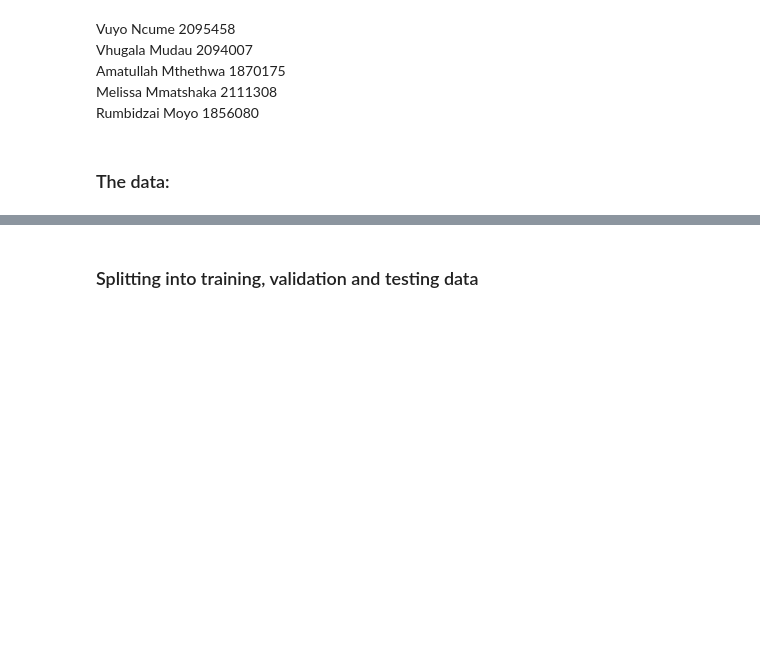
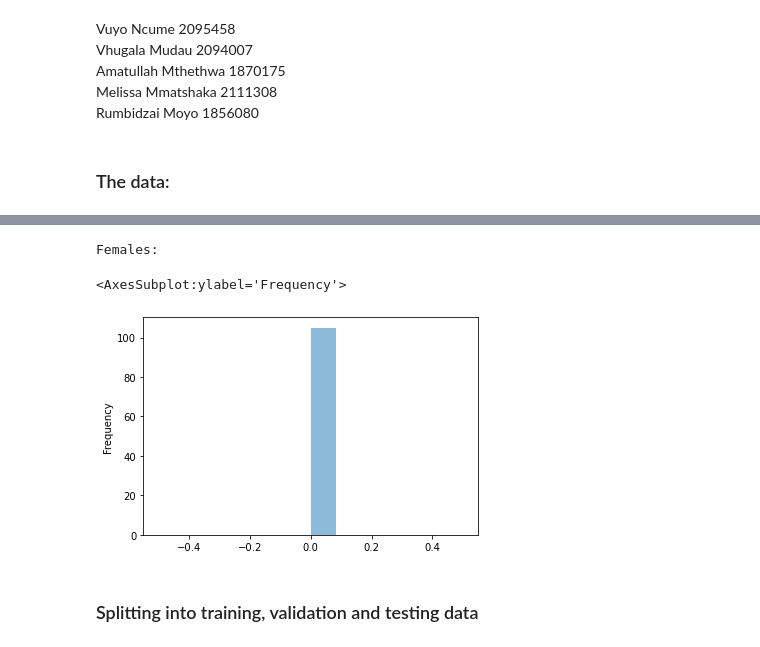
Before and after one commit to Artificial-Intelligence-101/ML, a Jupyter notebook: Code.ipynb, the cells around one changed output, grey strips where cells are left out. Drawn from its saved outputs; the diff is of its cells as text; code cells hidden in the pictures; blank space fills up the shorter version.

```diff
--- a/Code.ipynb
+++ b/Code.ipynb
@@ -30,3 +68,11 @@ data.head()
+# %%
+females = data.loc[data['sex'] == 0]['sex']
+print('Females:')
+females.plot.hist(bins=12, alpha=0.5)
+# %% [output]
+Females:
+<AxesSubplot:ylabel='Frequency'>
+[figure, added]
 # %% [markdown]
 ### Splitting into training, validation and testing data
 # %% [markdown]
```
Also changed, not shown: parts of 5 cells of this notebook, 1 other file.
